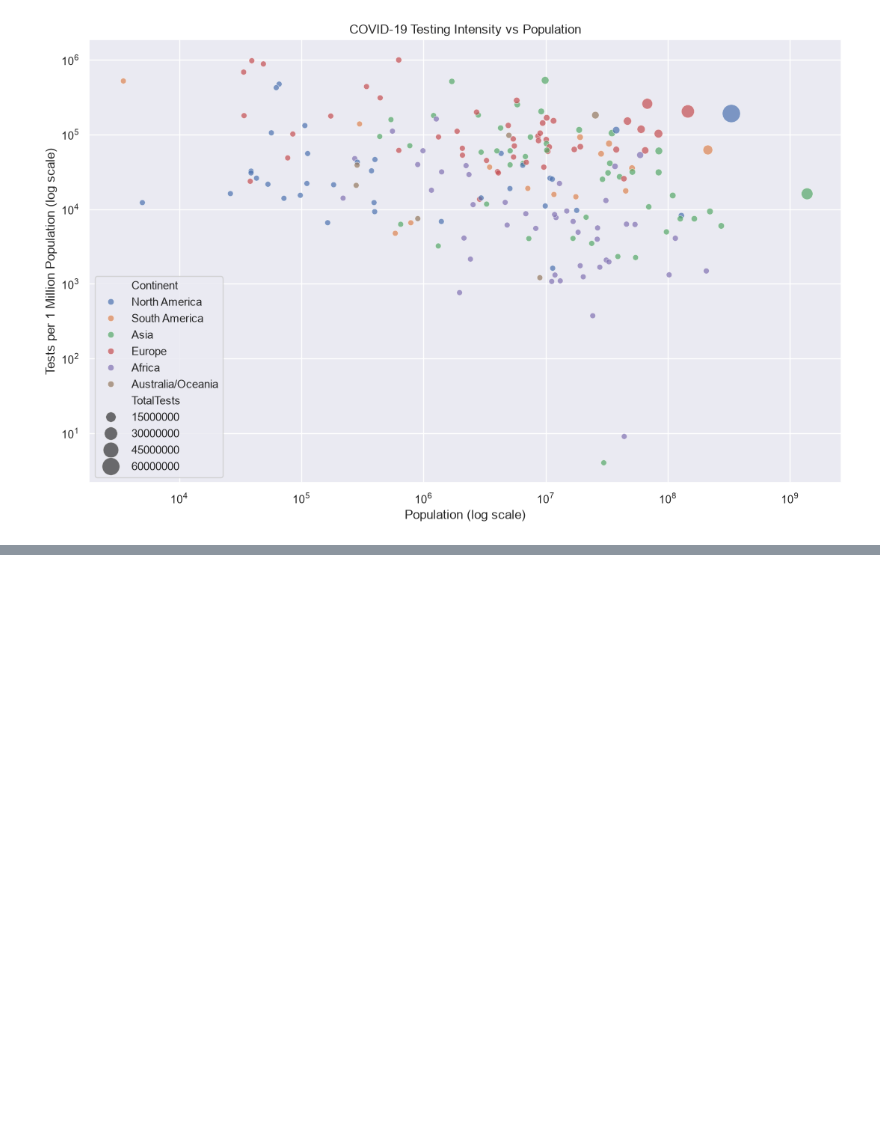
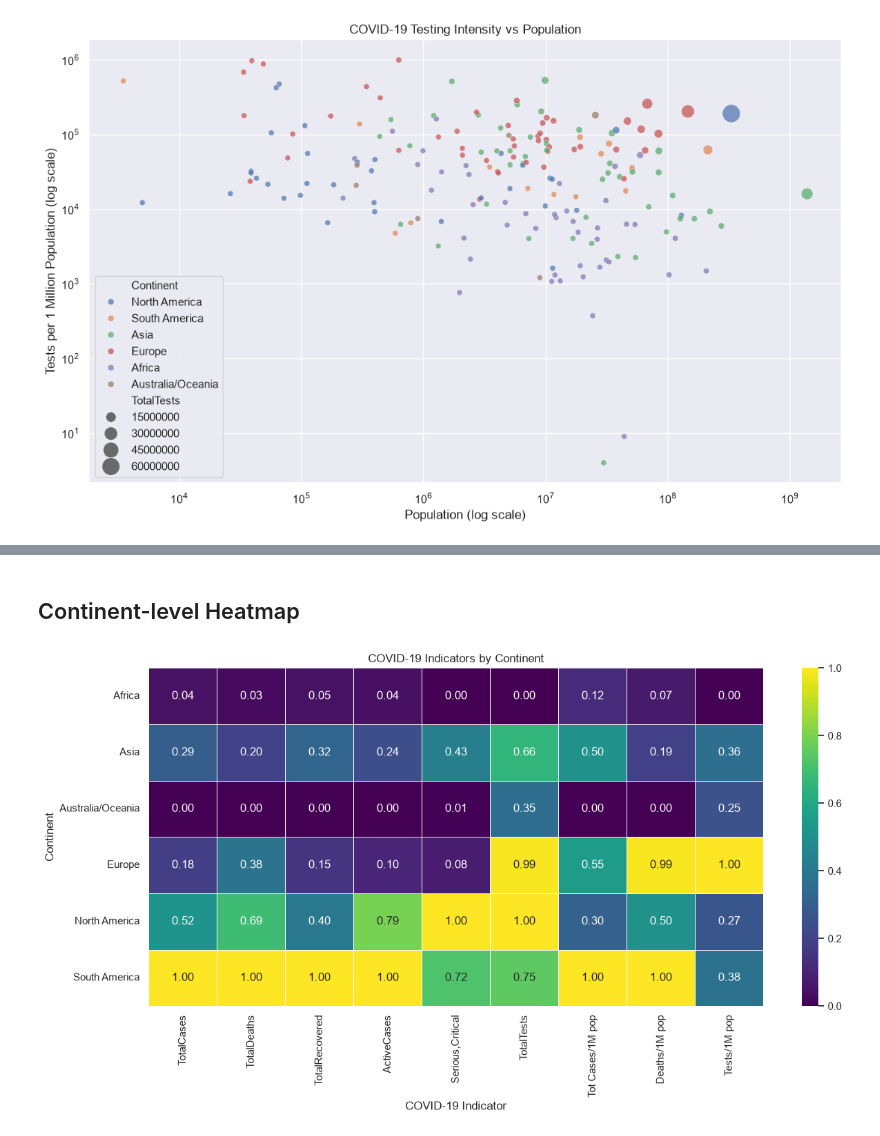
Before and after one commit to Sachin-840480/covid-19-analysis, a Jupyter notebook: covid.ipynb, the cells around one changed output, grey strips where cells are left out. Cells and saved outputs as stored; diff of their text form; code cells hidden in the pictures; blank space fills up the shorter version.

```diff
--- a/covid.ipynb
+++ b/covid.ipynb
@@ -380,0 +542,51 @@ plt.show()
+# %% [markdown]
+## Continent-level Heatmap
+# %%
+# Continent Level Data
+continent_data = (
+    world
+    .groupby("Continent")[
+        [
+            "TotalCases",
+            "TotalDeaths",
+            "TotalRecovered",
+            "ActiveCases",
+            "Serious,Critical",
+            "TotalTests",
+            "Tot Cases/1M pop",
+            "Deaths/1M pop",
+            "Tests/1M pop"
+        ]
+    ]
+    .mean()
+)
+
+# Normalize
+scaler = MinMaxScaler()
+
+continent_scaled = pd.DataFrame(
+    scaler.fit_transform(continent_data),
+    columns=continent_data.columns,
+    index=continent_data.index
+)
+
+# Create figure
+fig, ax = plt.subplots(figsize=(13, 7))
+
+sns.heatmap(
+    continent_scaled,
+    cmap="viridis",
+    linewidths=0.5,
+    annot=True,
+    fmt=".2f",
+    ax=ax
+)
+
+ax.set_title("COVID-19 Indicators by Continent")
+ax.set_xlabel("COVID-19 Indicator")
+ax.set_ylabel("Continent")
+
+plt.tight_layout()
+plt.show()
+# %% [output]
+[figure, added]
```
Also changed, not shown: parts of 21 cells of this notebook.
